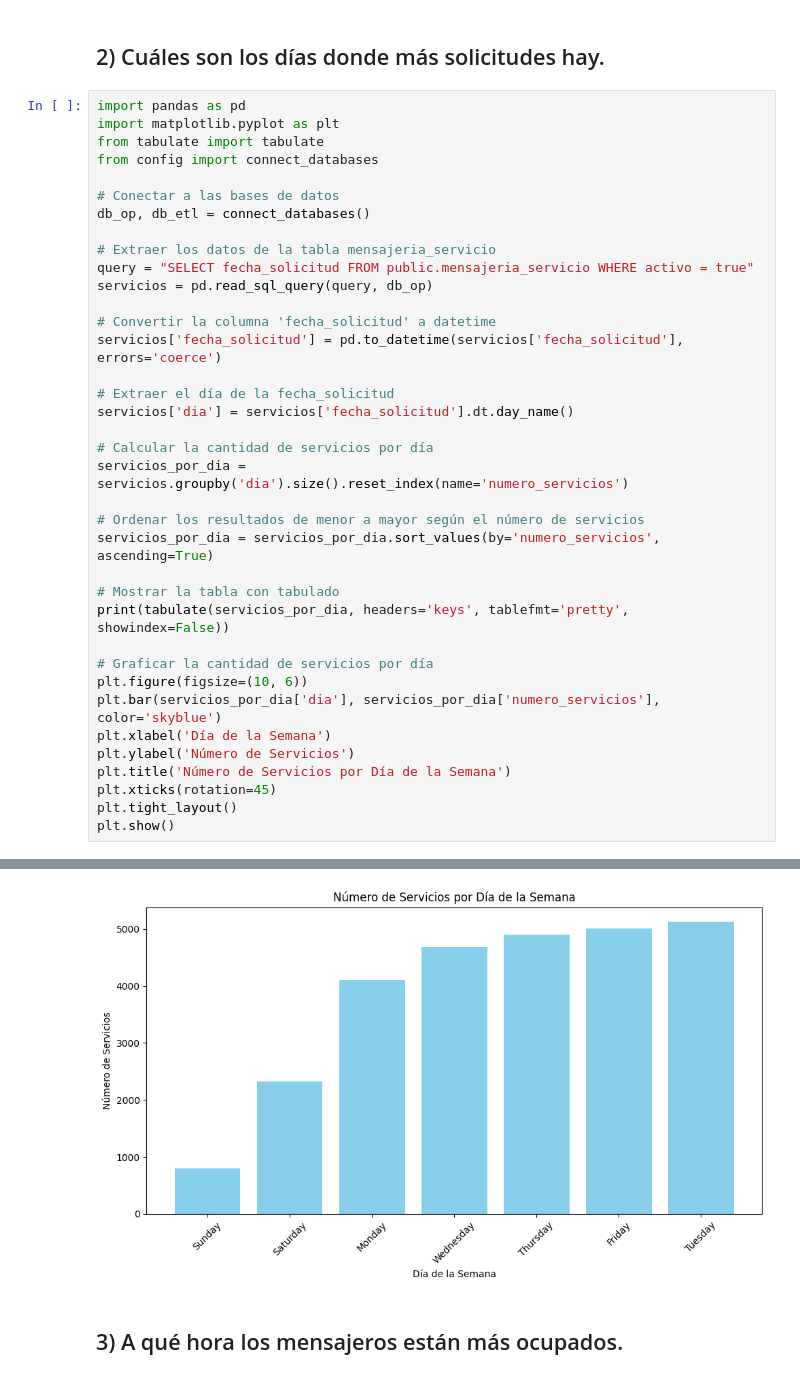
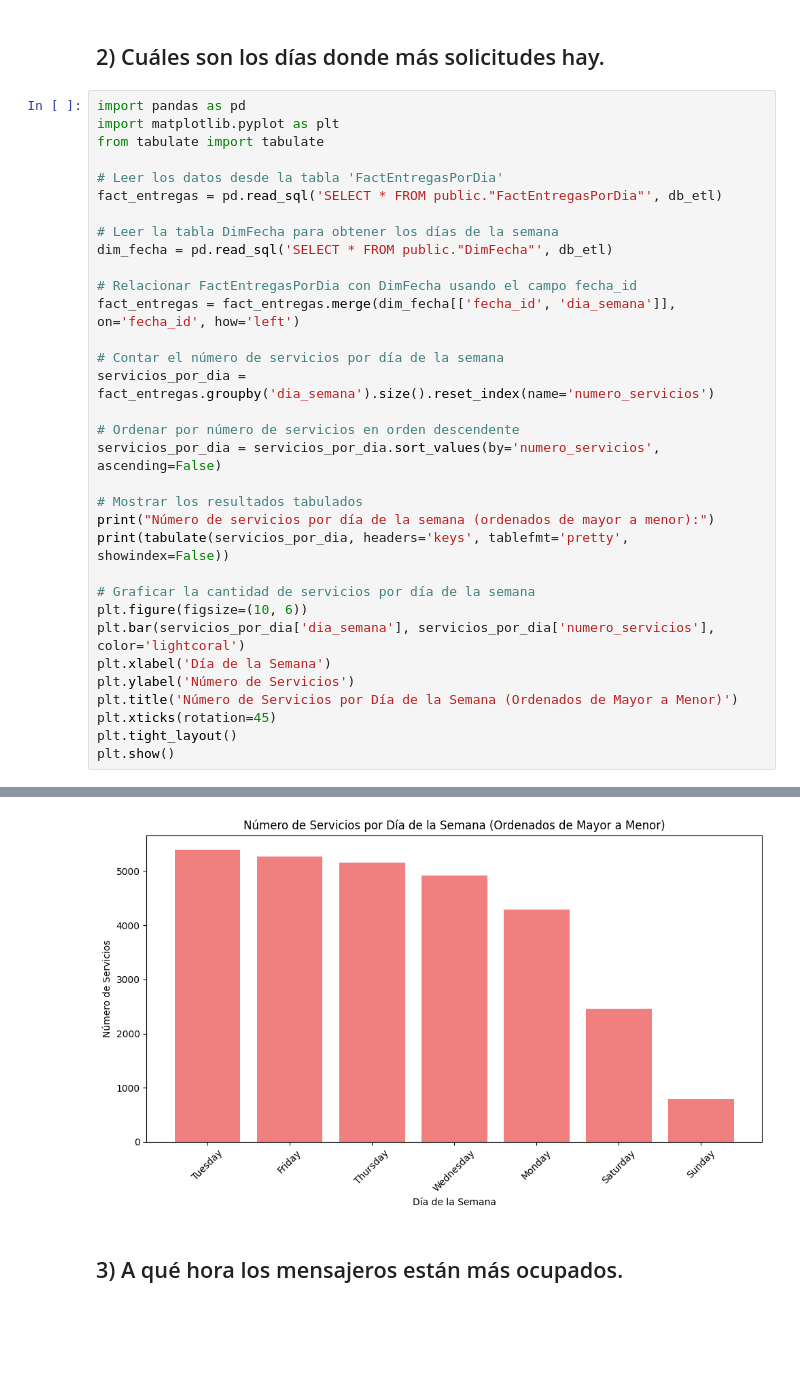
Before and after one commit to FalaisePocket/ETL-Entrega2, a Jupyter notebook: preguntas.ipynb, the cells around one changed output, grey strips where cells are left out. Cells and saved outputs as stored; diff of their text form; blank space fills up the shorter version.

Commit message:
UPDATE: Aswer #1 #2 #3 #4 now use etl database.

```diff
--- a/preguntas.ipynb
+++ b/preguntas.ipynb
@@ -103,36 +100,32 @@ plt.show()
 import pandas as pd
 import matplotlib.pyplot as plt
 from tabulate import tabulate
-from config import connect_databases
 
-# Conectar a las bases de datos
-db_op, db_etl = connect_databases()
+# Leer los datos desde la tabla 'FactEntregasPorDia'
+fact_entregas = pd.read_sql('SELECT * FROM public."FactEntregasPorDia"', db_etl)
 
-# Extraer los datos de la tabla mensajeria_servicio
-query = "SELECT fecha_solicitud FROM public.mensajeria_servicio WHERE activo = true"
-servicios = pd.read_sql_query(query, db_op)
+# Leer la tabla DimFecha para obtener los días de la semana
+dim_fecha = pd.read_sql('SELECT * FROM public."DimFecha"', db_etl)
 
-# Convertir la columna 'fecha_solicitud' a datetime
-servicios['fecha_solicitud'] = pd.to_datetime(servicios['fecha_solicitud'], errors='coerce')
+# Relacionar FactEntregasPorDia con DimFecha usando el campo fecha_id
+fact_entregas = fact_entregas.merge(dim_fecha[['fecha_id', 'dia_semana']], on='fecha_id', how='left')
 
-# Extraer el día de la fecha_solicitud
-servicios['dia'] = servicios['fecha_solicitud'].dt.day_name()
+# Contar el número de servicios por día de la semana
+servicios_por_dia = fact_entregas.groupby('dia_semana').size().reset_index(name='numero_servicios')
 
-# Calcular la cantidad de servicios por día
-servicios_por_dia = servicios.groupby('dia').size().reset_index(name='numero_servicios')
+# Ordenar por número de servicios en orden descendente
+servicios_por_dia = servicios_por_dia.sort_values(by='numero_servicios', ascending=False)
 
-# Ordenar los resultados de menor a mayor según el número de servicios
-servicios_por_dia = servicios_por_dia.sort_values(by='numero_servicios', ascending=True)
-
-# Mostrar la tabla con tabulado
+# Mostrar los resultados tabulados
+print("Número de servicios por día de la semana (ordenados de mayor a menor):")
 print(tabulate(servicios_por_dia, headers='keys', tablefmt='pretty', showindex=False))
 
-# Graficar la cantidad de servicios por día
+# Graficar la cantidad de servicios por día de la semana
 plt.figure(figsize=(10, 6))
-plt.bar(servicios_por_dia['dia'], servicios_por_dia['numero_servicios'], color='skyblue')
+plt.bar(servicios_por_dia['dia_semana'], servicios_por_dia['numero_servicios'], color='lightcoral')
 plt.xlabel('Día de la Semana')
 plt.ylabel('Número de Servicios')
-plt.title('Número de Servicios por Día de la Semana')
+plt.title('Número de Servicios por Día de la Semana (Ordenados de Mayor a Menor)')
 plt.xticks(rotation=45)
 plt.tight_layout()
 plt.show()
@@ -151,3 +145,3 @@ plt.show()
-[figure, old version]
+[figure, new version]
 # %% [markdown]
 ## 3) A qué hora los mensajeros están más ocupados.
```
Also changed, not shown: parts of 6 cells of this notebook.
